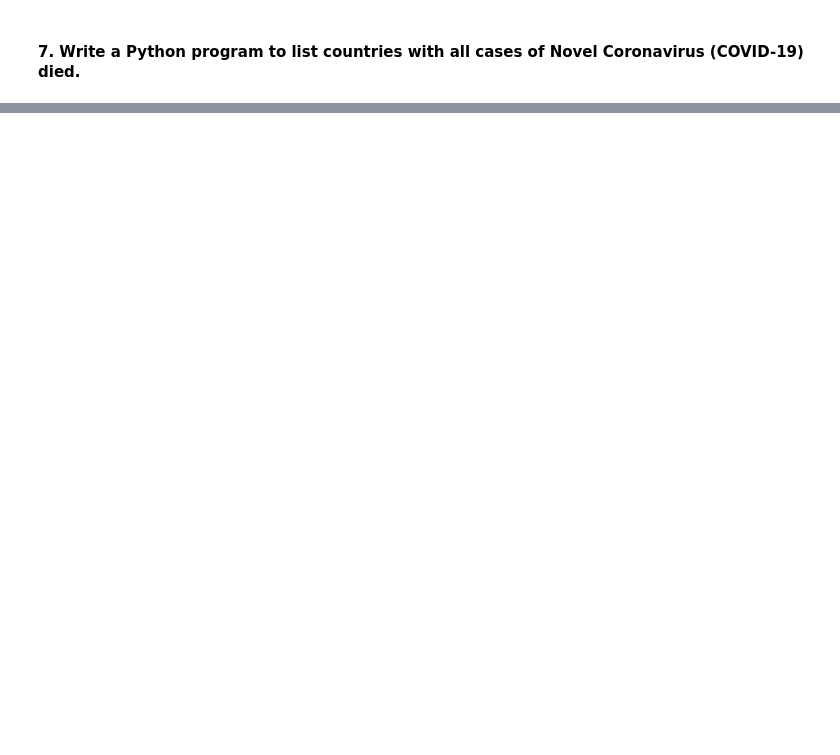
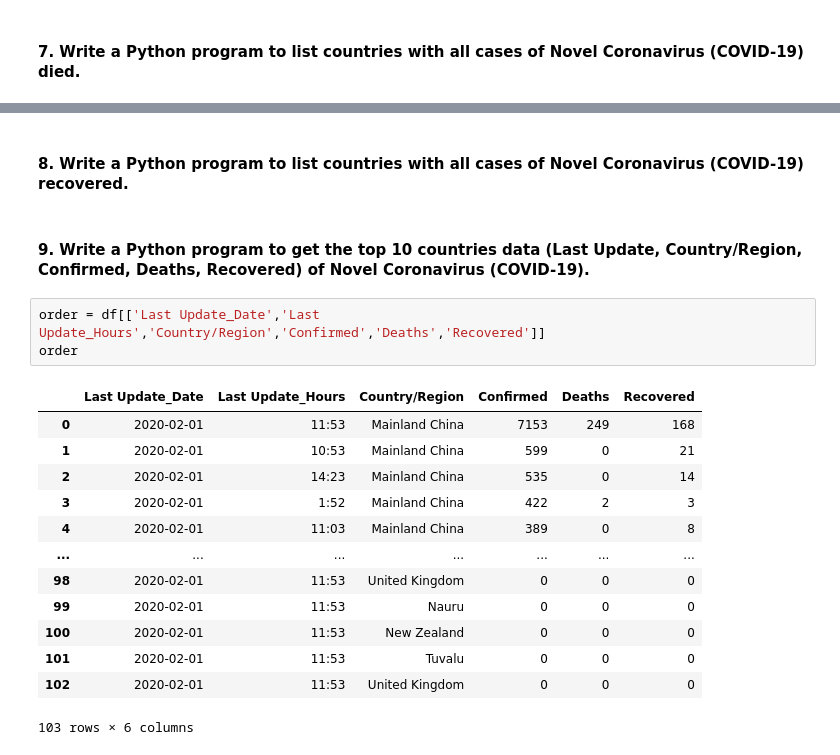
Before and after one commit to Bosha-a/covid_19_dataset, a Jupyter notebook: Covid19.ipynb, the cells around one changed output, grey strips where cells are left out. Saved outputs shown, nothing was run; the diff lists cells and outputs as text; blank space fills up the shorter version.

```diff
--- a/Covid19.ipynb
+++ b/Covid19.ipynb
@@ -334,0 +339,21 @@ Name: Country/Region, Length: 77, dtype: object
+# %% [markdown]
+#### 8. Write a Python program to list countries with all cases of Novel Coronavirus (COVID-19) recovered.
+# %% [markdown]
+#### 9. Write a Python program to get the top 10 countries data (Last Update, Country/Region, Confirmed, Deaths, Recovered) of Novel Coronavirus (COVID-19).
+# %%
+order = df[['Last Update_Date','Last Update_Hours','Country/Region','Confirmed','Deaths','Recovered']]
+order
+# %% [output]
+|  | Last Update_Date | Last Update_Hours | Country/Region | Confirmed | Deaths | Recovered |
+| 0 | 2020-02-01 | 11:53 | Mainland China | 7153 | 249 | 168 |
+| 1 | 2020-02-01 | 10:53 | Mainland China | 599 | 0 | 21 |
+| 2 | 2020-02-01 | 14:23 | Mainland China | 535 | 0 | 14 |
+| 3 | 2020-02-01 | 1:52 | Mainland China | 422 | 2 | 3 |
+| 4 | 2020-02-01 | 11:03 | Mainland China | 389 | 0 | 8 |
+| ... | ... | ... | ... | ... | ... | ... |
+| 98 | 2020-02-01 | 11:53 | United Kingdom | 0 | 0 | 0 |
+| 99 | 2020-02-01 | 11:53 | Nauru | 0 | 0 | 0 |
+| 100 | 2020-02-01 | 11:53 | New Zealand | 0 | 0 | 0 |
+| 101 | 2020-02-01 | 11:53 | Tuvalu | 0 | 0 | 0 |
+| 102 | 2020-02-01 | 11:53 | United Kingdom | 0 | 0 | 0 |
+103 rows × 6 columns
```
Also changed, not shown: parts of 9 cells of this notebook.
